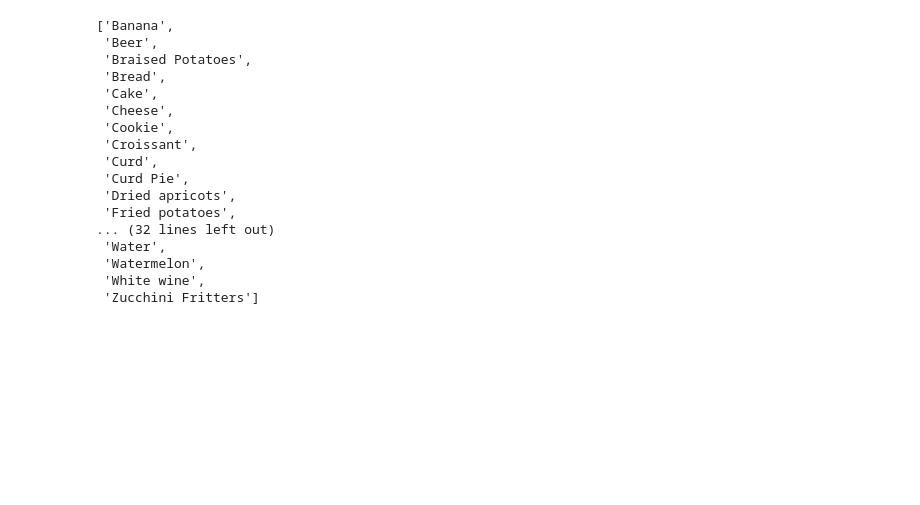
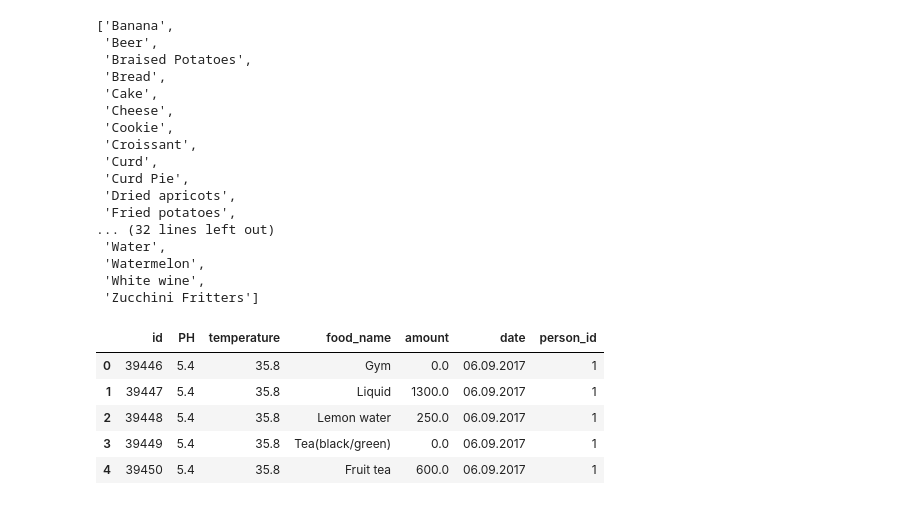
Before and after one commit to phyu007/urineanalysis, a Jupyter notebook: Recommend_diet_based_on_urine.ipynb, the cells around one changed output. Saved outputs shown, nothing was run; the diff lists cells and outputs as text; code cells hidden in the pictures; blank space fills up the shorter version.

```diff
--- a/Recommend_diet_based_on_urine.ipynb
+++ b/Recommend_diet_based_on_urine.ipynb
@@ -100,3 +102,13 @@ recommend_foods(6.8,joined_data)
  'Watermelon',
  'White wine',
  'Zucchini Fritters']
+# %%
+df2= data
+df2.head(5)
+# %% [output]
+|  | id | PH | temperature | food_name | amount | date | person_id |
+| 0 | 39446 | 5.4 | 35.8 | Gym | 0.0 | 06.09.2017 | 1 |
+| 1 | 39447 | 5.4 | 35.8 | Liquid | 1300.0 | 06.09.2017 | 1 |
+| 2 | 39448 | 5.4 | 35.8 | Lemon water | 250.0 | 06.09.2017 | 1 |
+| 3 | 39449 | 5.4 | 35.8 | Tea(black/green) | 0.0 | 06.09.2017 | 1 |
+| 4 | 39450 | 5.4 | 35.8 | Fruit tea | 600.0 | 06.09.2017 | 1 |
```
Also changed, not shown: parts of 9 cells of this notebook, 1 other file.
